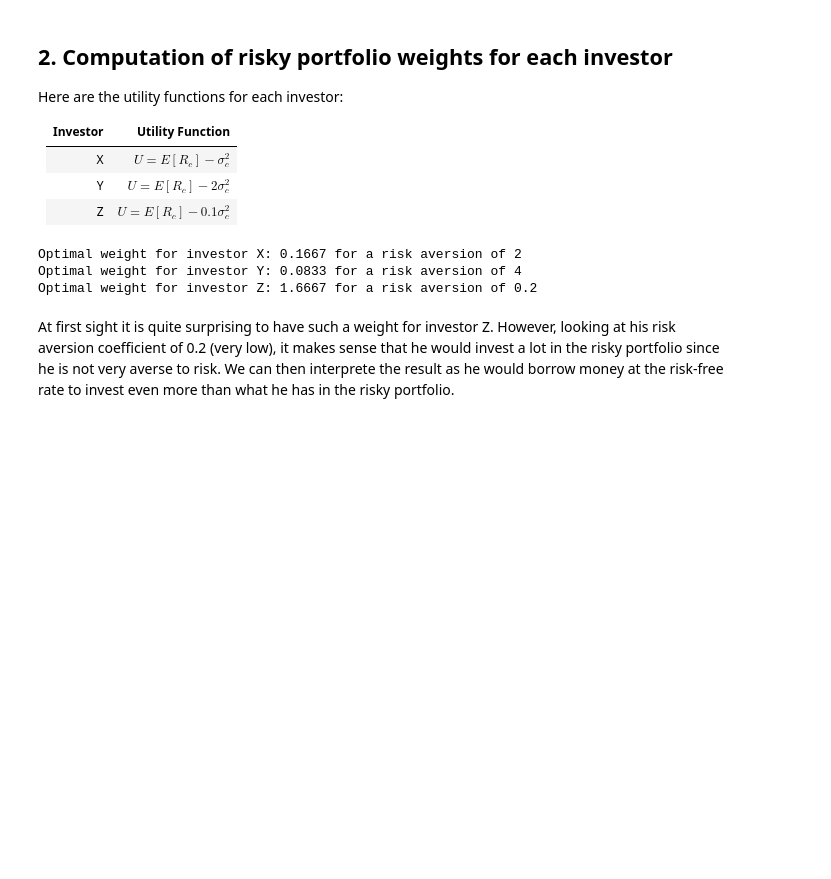
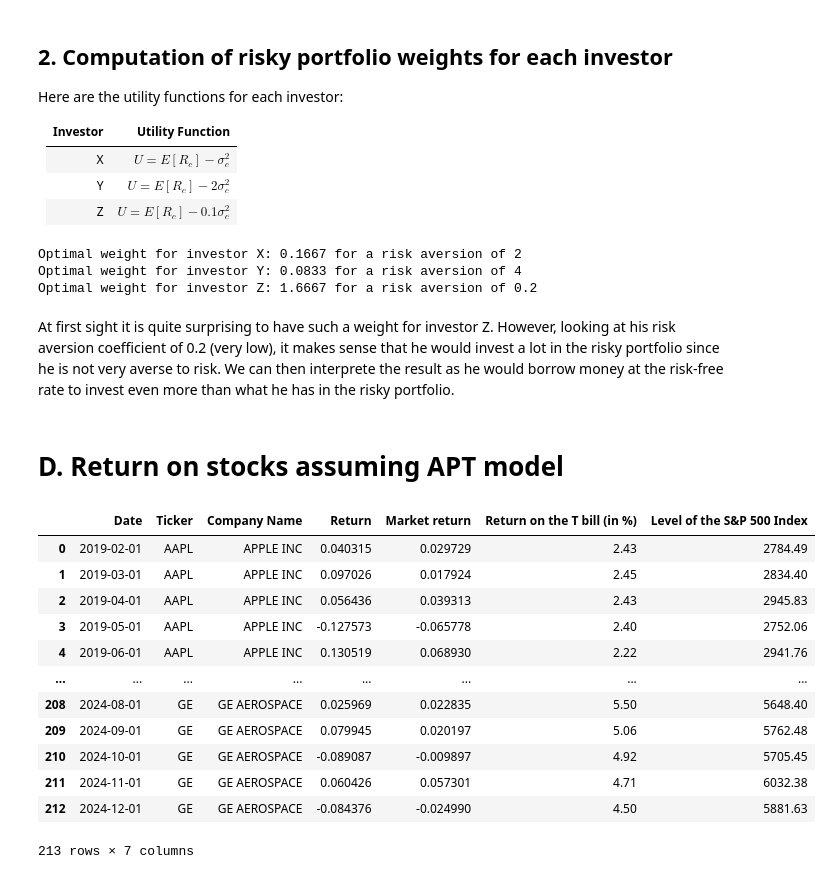
Before and after one commit to rodologie/Investment_Portfolio_Management, a Jupyter notebook: PBset/main.ipynb, the cells around one changed output. Saved outputs shown, nothing was run; the diff lists cells and outputs as text; code cells hidden in the pictures; blank space fills up the shorter version.

```diff
--- a/PBset/main.ipynb
+++ b/PBset/main.ipynb
@@ -200,4 +198,5 @@ As of now we'll use the returns computed on the adjusted prices for our further
 # %%
 mkt_index = pd.read_excel('Problem set data.xls', sheet_name='Market Index')
 # %%
-mkt_index.info()
+mkt_index["Market return"] = mkt_index["Level of the S&P 500 Index"].pct_change().dropna()
+mkt_index.dropna(inplace=True)
@@ -406,6 +387,8 @@ df_sharpe
 # %% [markdown]
 # C. Risky portfolio weights
 # %%
-mkt_index["Return"] = mkt_index["Level of the S&P 500 Index"].pct_change()*100
+# mkt_index["Market return"] = mkt_index["Level of the S&P 500 Index"].pct_change()*100
 df_info = mkt_index.merge(rf_rate, on="Date")
+df_info["Date"] = pd.to_datetime(df_info["Date"], format="%Y-%m", errors='coerce')
+df_info
 # %% [output]
@@ -498,3 +493,22 @@ Optimal weight for investor Y: 0.0833 for a risk aversion of 4
 Optimal weight for investor Z: 1.6667 for a risk aversion of 0.2
 # %% [markdown]
 At first sight it is quite surprising to have such a weight for investor Z. However, looking at his risk aversion coefficient of 0.2 (very low), it makes sense that he would invest a lot in the risky portfolio since he is not very averse to risk. We can then interprete the result as he would borrow money at the risk-free rate to invest even more than what he has in the risky portfolio.
+# %% [markdown]
+# D. Return on stocks assuming APT model
+# %%
+df_all = df_final_returns_adj.merge(df_info[['Date', 'Market return', 'Return on the T bill (in %)', 'Level of the S&P 500 Index']], on='Date')
+df_all
+# %% [output]
+|  | Date | Ticker | Company Name | Return | Market return | Return on the T bill (in %) | Level of the S&P 500 Index |
+| 0 | 2019-02-01 | AAPL | APPLE INC | 0.040315 | 0.029729 | 2.43 | 2784.49 |
+| 1 | 2019-03-01 | AAPL | APPLE INC | 0.097026 | 0.017924 | 2.45 | 2834.40 |
+| 2 | 2019-04-01 | AAPL | APPLE INC | 0.056436 | 0.039313 | 2.43 | 2945.83 |
+| 3 | 2019-05-01 | AAPL | APPLE INC | -0.127573 | -0.065778 | 2.40 | 2752.06 |
+| 4 | 2019-06-01 | AAPL | APPLE INC | 0.130519 | 0.068930 | 2.22 | 2941.76 |
+| ... | ... | ... | ... | ... | ... | ... | ... |
+| 208 | 2024-08-01 | GE | GE AEROSPACE | 0.025969 | 0.022835 | 5.50 | 5648.40 |
+| 209 | 2024-09-01 | GE | GE AEROSPACE | 0.079945 | 0.020197 | 5.06 | 5762.48 |
+| 210 | 2024-10-01 | GE | GE AEROSPACE | -0.089087 | -0.009897 | 4.92 | 5705.45 |
+| 211 | 2024-11-01 | GE | GE AEROSPACE | 0.060426 | 0.057301 | 4.71 | 6032.38 |
+| 212 | 2024-12-01 | GE | GE AEROSPACE | -0.084376 | -0.024990 | 4.50 | 5881.63 |
+213 rows × 7 columns
```
Also changed, not shown: parts of 15 cells of this notebook.
